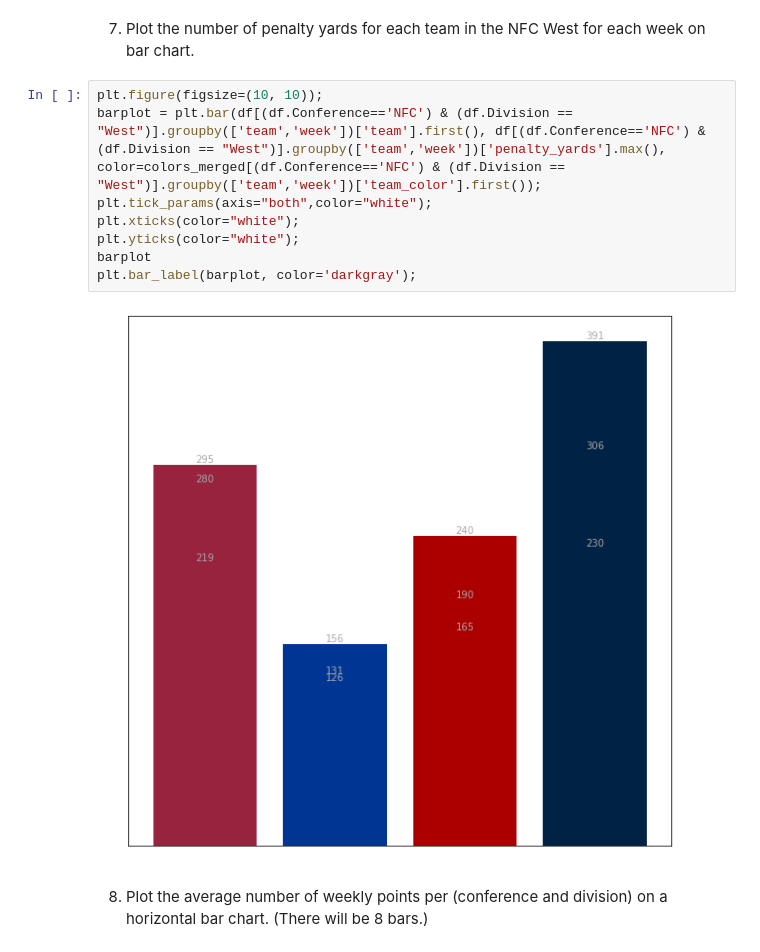
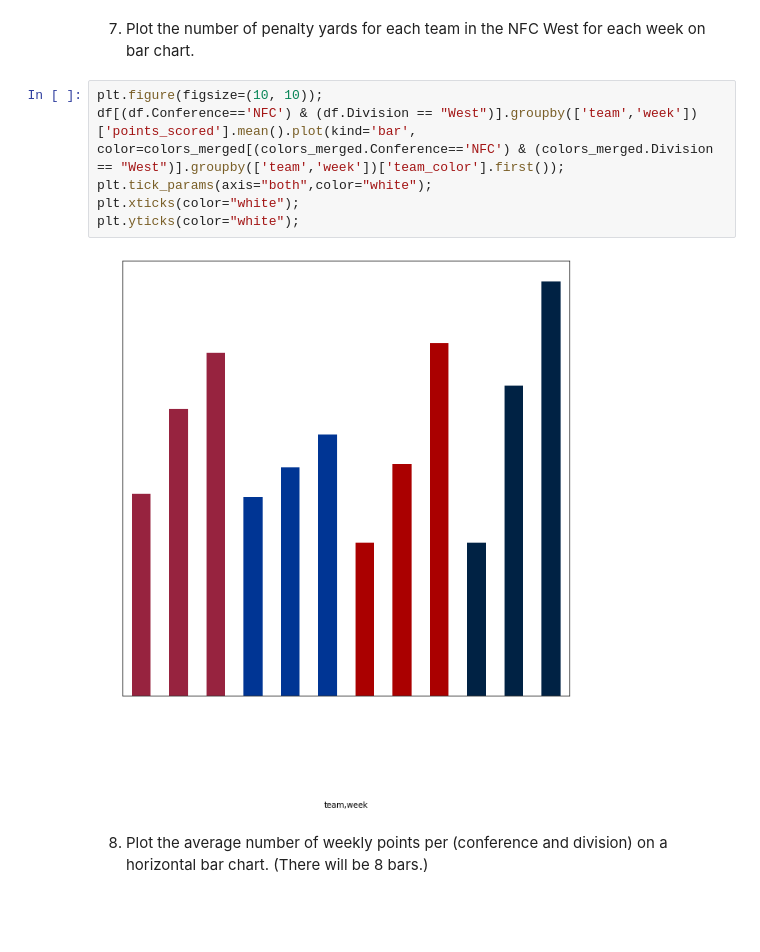
Before and after one commit to ABV-260510649/cis277-fa22-Lab5, a Jupyter notebook: Lab5.ipynb, the cells around one changed output. Cells and saved outputs as stored; diff of their text form; blank space fills up the shorter version.

```diff
--- a/Lab5.ipynb
+++ b/Lab5.ipynb
@@ -174,14 +174,13 @@ plt.ylabel("Average Total Points", color='white', fontsize=14);
 7. Plot the number of penalty yards for each team in the NFC West for each week on bar chart.
 # %%
 plt.figure(figsize=(10, 10));
-barplot = plt.bar(df[(df.Conference=='NFC') & (df.Division == "West")].groupby(['team','week'])['team'].first(), df[(df.Conference=='NFC') & (df.Division == "West")].groupby(['team','week'])['penalty_yards'].max(), color=colors_merged[(df.Conference=='NFC') & (df.Division == "West")].groupby(['team','week'])['team_color'].first());
+df[(df.Conference=='NFC') & (df.Division == "West")].groupby(['team','week'])['points_scored'].mean().plot(kind='bar',
+color=colors_merged[(colors_merged.Conference=='NFC') & (colors_merged.Division == "West")].groupby(['team','week'])['team_color'].first());
 plt.tick_params(axis="both",color="white");
 plt.xticks(color="white");
 plt.yticks(color="white");
-barplot
-plt.bar_label(barplot, color='darkgray');
 # %% [output]
-[figure, old version]
+[figure, new version]
 # %% [markdown]
 8. Plot the average number of weekly points per (conference and division) on a horizontal bar chart. (There will be 8 bars.)
 # %%
```
